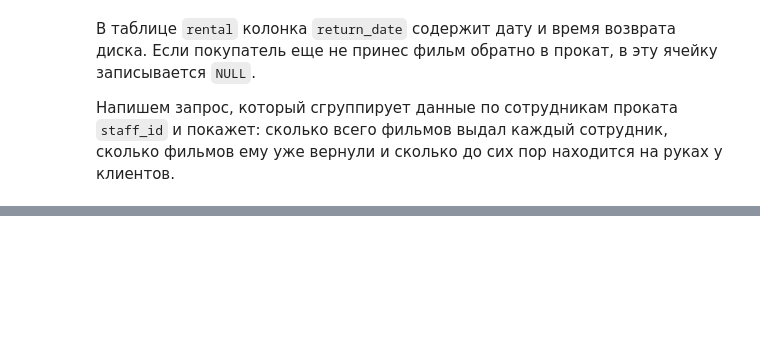
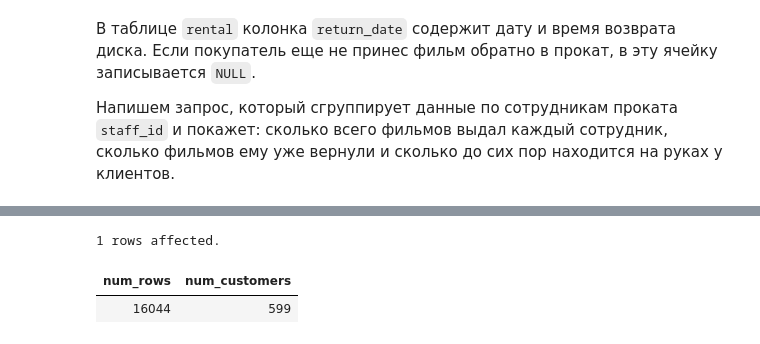
Before and after one commit to magus1968/learning-sql, a Jupyter notebook: docs/chapters/ch08.ipynb, the cells around one changed output, grey strips where cells are left out. Cells and saved outputs as stored; diff of their text form; code cells hidden in the pictures; blank space fills up the shorter version.

```diff
--- a/docs/chapters/ch08.ipynb
+++ b/docs/chapters/ch08.ipynb
@@ -289,0 +383,10 @@ GROUP BY staff_id;
+# %%
+%%sql
+SELECT
+    COUNT(customer_id) num_rows,
+    COUNT(DISTINCT customer_id) num_customers
+FROM payment;
+# %% [output]
+1 rows affected.
+| num_rows | num_customers |
+| 16044 | 599 |
```
Also changed, not shown: parts of 15 cells of this notebook.
